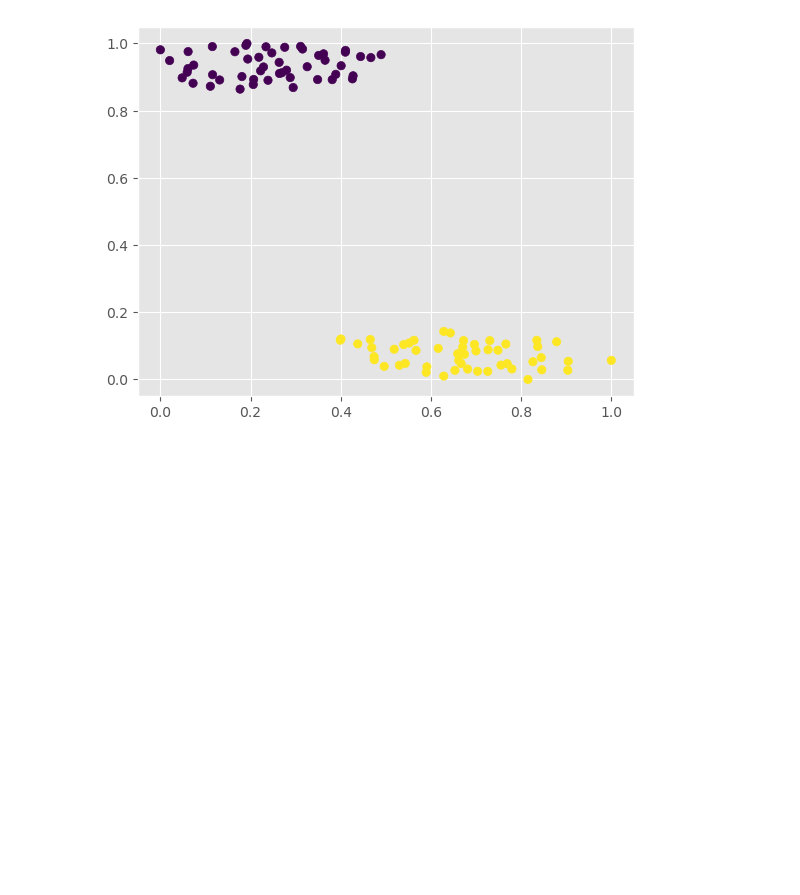
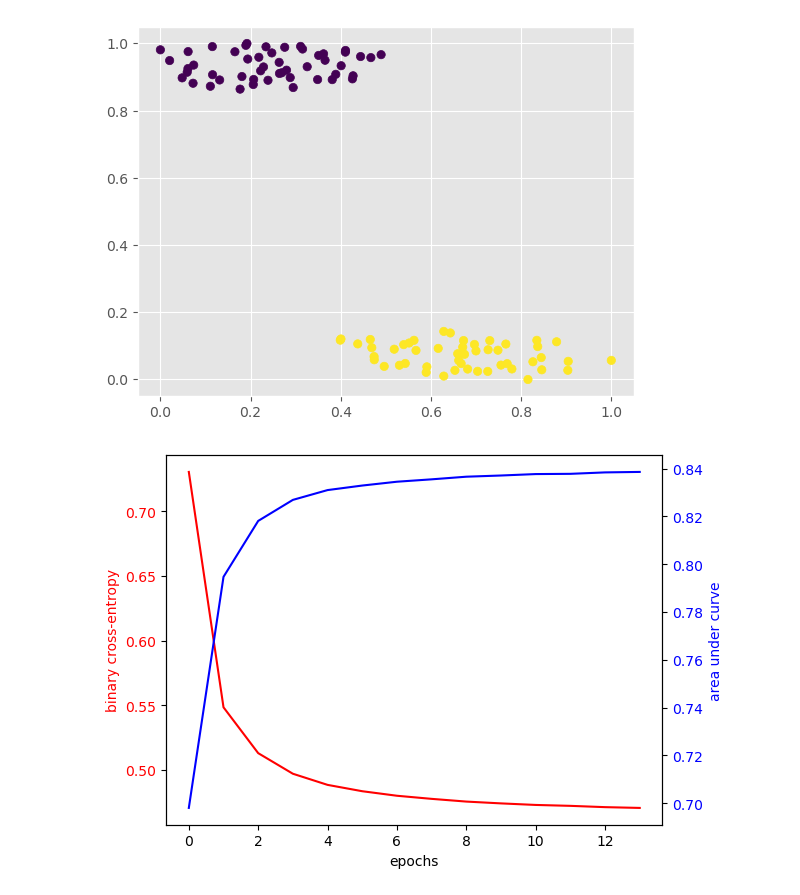
Before and after one commit to Mr-Wonderfool/Click_Through_Rate_Prediction, a Jupyter notebook: models/visualization.ipynb, the cells around one changed output. Drawn from its saved outputs; the diff is of its cells as text; code cells hidden in the pictures; blank space fills up the shorter version.

```diff
--- a/models/visualization.ipynb
+++ b/models/visualization.ipynb
@@ -74,3 +74,21 @@ loss = [.7303, .5485, .5131, .4972, .4886, .4837,
 auc = [.6980, .7947, .8181, .8269, .8310, .8329,
         .8345, .8355, .8366, .8371, .8377, .8378,
         .8384, .8386]
+# %%
+import matplotlib.pyplot as plt
+import numpy as np
+loss = np.array(loss)
+auc = np.array(auc)
+# %%
+fig, ax = plt.subplots()
+ax.plot(loss, color='r')
+ax.set_ylabel('binary cross-entropy', color='r')
+ax.set_xlabel('epochs')
+ax.tick_params(axis='y', labelcolor='r')
+ax2 = ax.twinx()
+ax2.plot(auc, color='b', label='area under ROC')
+ax2.set_ylabel('area under curve', color='b')
+ax2.tick_params(axis='y', labelcolor='b')
+plt.savefig('../images/auc_loss.png', dpi=200)
+# %% [output]
+[figure, added]
```
Also changed, not shown: 14 other files.
